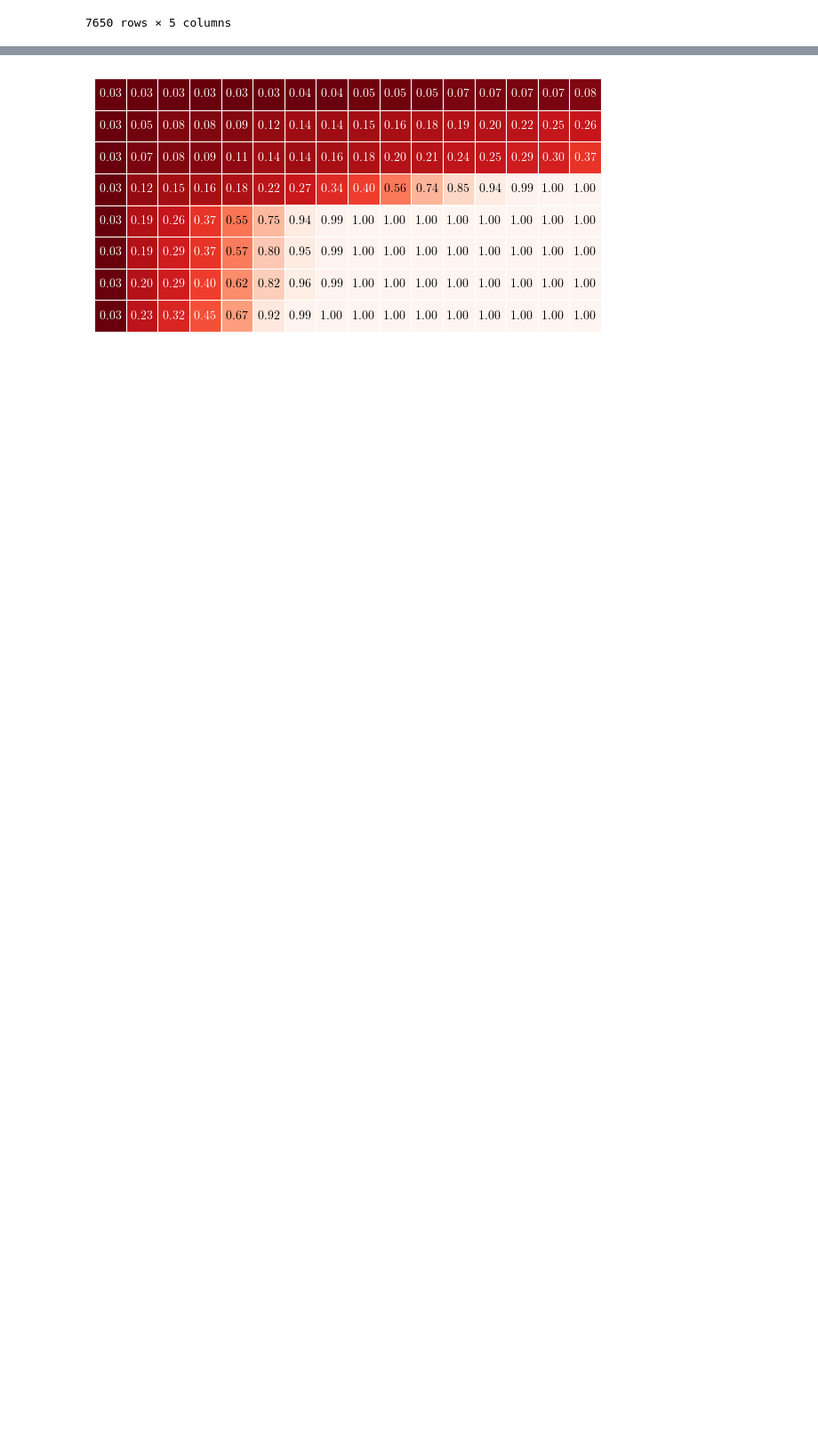
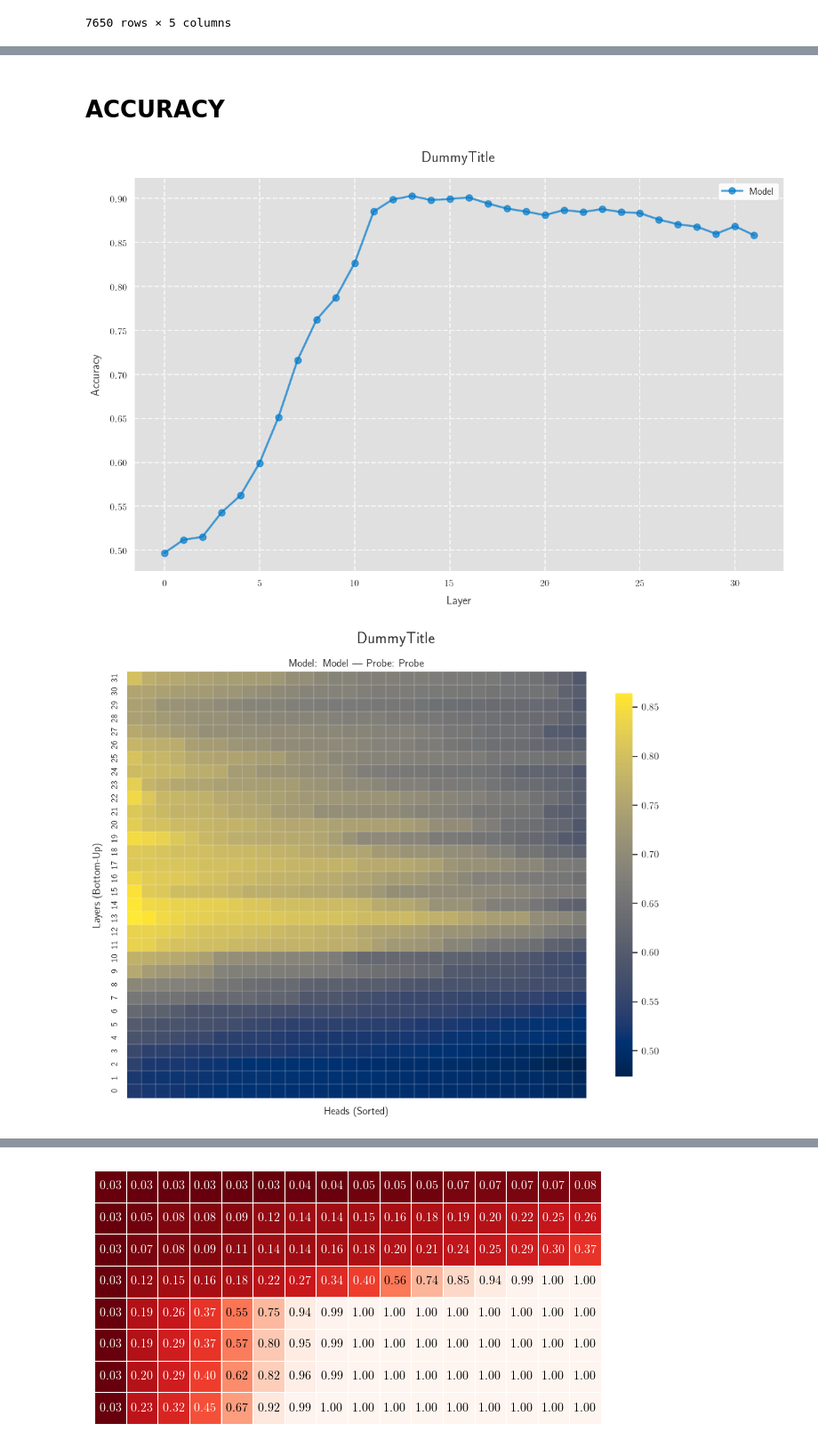
Before and after one commit to Supersheep7/tests_for_beliefs, a Jupyter notebook: test_datasets.ipynb, the cells around one changed output, grey strips where cells are left out. Shown: that part at 89% size. Drawn from its saved outputs; the diff is of its cells as text; code cells hidden in the pictures; blank space fills up the shorter version.

```diff
--- a/test_datasets.ipynb
+++ b/test_datasets.ipynb
@@ -170,3 +117,0 @@ def plot_heat(accuracies, title="DummyTitle", x_axis="Heads (Sorted)",
-# %%
-import torch as t
-data = t.load('try2')
@@ -194,0 +120,13 @@ data = [
+# %% [markdown]
+# ACCURACY
+# %%
+PATH = Path('results_to_plot')
+model = 'llama'
+data_heads = t.load(PATH / model / 'ACCURACY' / 'accuracies_heads')
+data_residual = t.load(PATH / model / 'ACCURACY' / 'accuracies_residual')
+
+plot_line(data_residual)
+plot_heat(data_heads)
+# %% [output]
+[figure, added]
+[figure, added]
```
Also changed, not shown: parts of 23 cells of this notebook, 5 other files.
